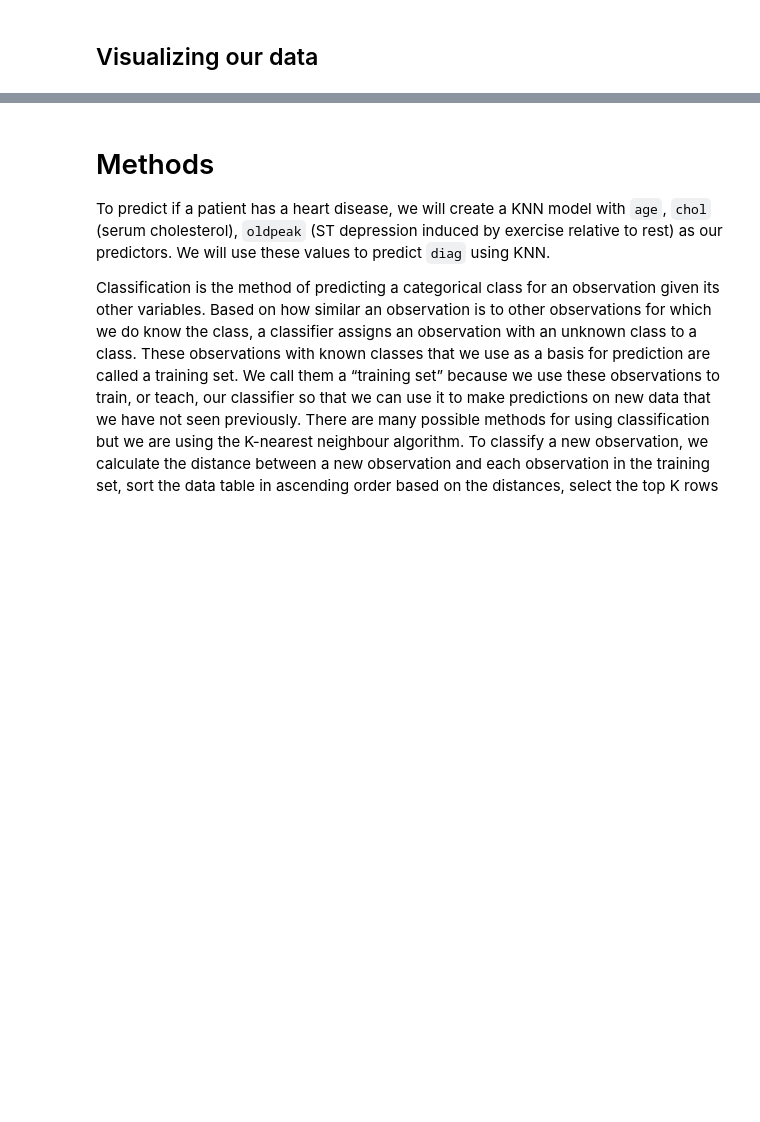
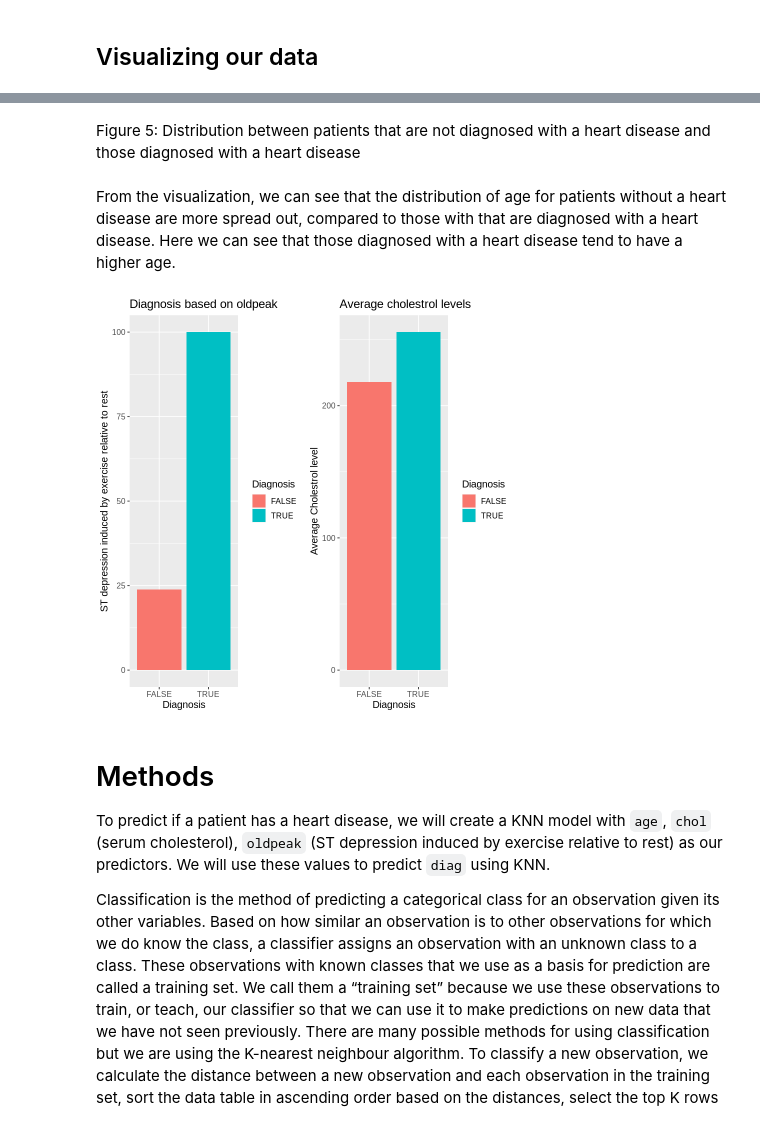
Before and after one commit to BrianAnakPintar/DSCI100-HeartDisease, a Jupyter notebook: Final-report.ipynb, the cells around one changed output, grey strips where cells are left out. Saved outputs shown, nothing was run; the diff lists cells and outputs as text; code cells hidden in the pictures; blank space fills up the shorter version.

```diff
--- a/Final-report.ipynb
+++ b/Final-report.ipynb
@@ -152,3 +158,30 @@ Figure 4 shows that about 35.9% of our data are patients diagnosed with a heart
+# %% [markdown]
+Figure 5: Distribution between patients that are not diagnosed with a heart disease and those diagnosed with a heart disease
+# %% [markdown]
+From the visualization, we can see that the distribution of age for patients without a heart disease are more spread out, compared to those with that are diagnosed with a heart disease. Here we can see that those diagnosed with a heart disease tend to have a higher age.
+# %%
+oldpeak_diag_dist <- heart_training |>
+             ggplot(aes(x=diag, y=oldpeak, fill=diag)) +
+             geom_bar(stat = "identity") +
+             labs(x = "Diagnosis",
+                  y = "ST depression induced by exercise relative to rest",
+                  fill = "Diagnosis") +
+             theme(text = element_text(size = 12)) +
+             ggtitle("Diagnosis based on oldpeak")
+chol_data <- heart_training |>
+             group_by(diag) |>
+             summarise(chol_avg = mean(chol))
+chol_diag <- chol_data |>
+             ggplot(aes(x=diag, y=chol_avg, fill = diag)) +
+             geom_bar(stat = "identity") +
+             labs(x = "Diagnosis",
+                  y = "Average Cholestrol level",
+                  fill = "Diagnosis") +
+             ggtitle("Average cholestrol levels") +
+             theme(text = element_text(size = 12))
+plot_grid(oldpeak_diag_dist, chol_diag)
+# %% [output]
+[figure, added]
 # %% [markdown]
 # Methods
 To predict if a patient has a heart disease, we will create a KNN model with `age`, `chol` (serum cholesterol), `oldpeak` (ST depression induced by exercise relative to rest) as our predictors. We will use these values to predict `diag` using KNN.
```
Also changed, not shown: parts of 9 cells of this notebook.
